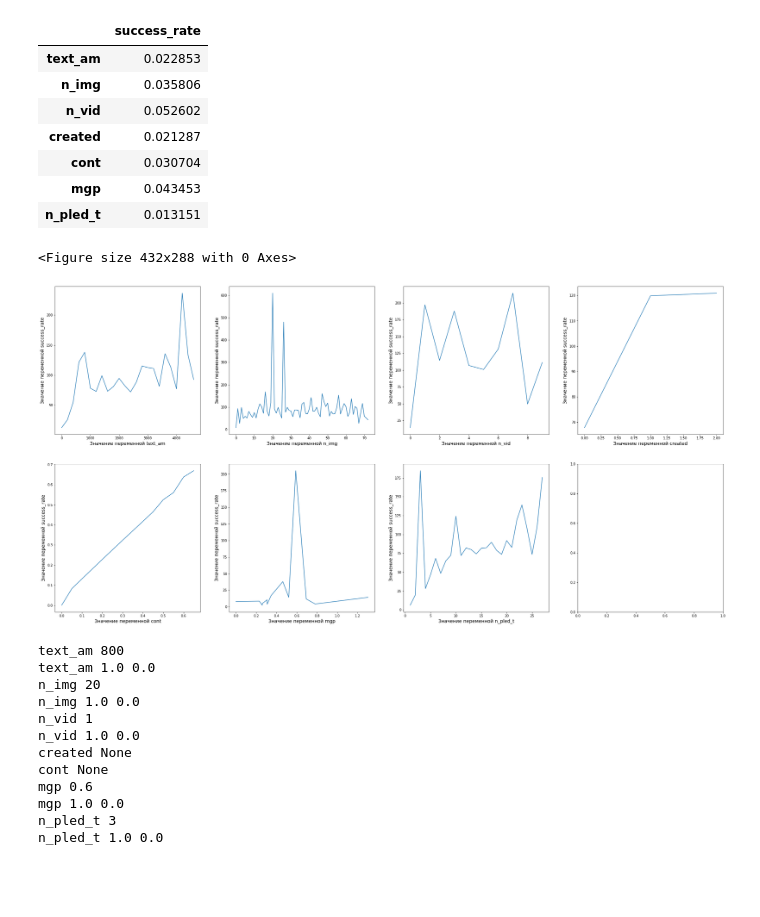
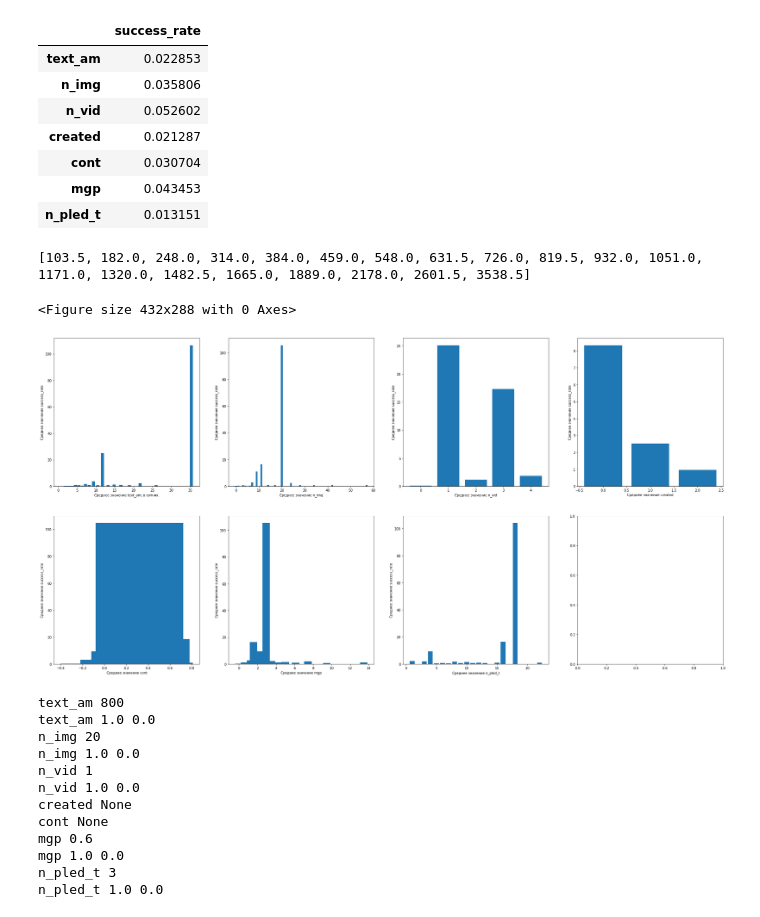
Before and after one commit to Yue2u/DANO-olympiade, a Jupyter notebook: Result.ipynb, the cells around one changed output. Drawn from its saved outputs; the diff is of its cells as text; code cells hidden in the pictures; blank space fills up the shorter version.

Commit message:
Changed dependecies plots. Now bu quantile intervals

```diff
--- a/Result.ipynb
+++ b/Result.ipynb
@@ -11,7 +11,7 @@ from scipy.stats import mannwhitneyu
 import statsmodels.api as sm
 # %%
 data = pd.read_csv("kickstarter_data.csv")
-data['success_rate'] = data['pled'] / data['goal'] * 100
+data['success_rate'] = data['pled'] / data['goal']
 data.columns, data.shape
 # %% [output]
 (Index(['Unnamed: 0', 'URL', 'pled', 'goal', 'date', 'period', 'status',
@@ -145,18 +138,16 @@ def draw_hist_2(df, features, bar_type=None,names_dict=None):
+# %%
+def del_n_sigmas_emissions(df, col_name, n_sigmas=3) -> DataFrame:
+    std = df[col_name].std()
+    mean = df[col_name].mean()
+    return df[(df[col_name] >= mean - std * n_sigmas) & (df[col_name] <= mean + std * n_sigmas)]
 # %%
 # Remove emissions
-df = data
-df = df[df['goal'] > 5]
-df = df[df['period'] < 80]
-
+df = data[:]
 df['site'].fillna('', inplace=True)
 
 # Using 3 sigmas rule
-n_sigmas = 3
-
-std = df['created'].std() # Taken from description
-mean = df['created'].mean()
-df = df[(df['created'] >= mean - std * n_sigmas) & (df['created'] <= mean + std * n_sigmas)]
-
-std = df['n_pled_t'].std() # Taken from description
-mean = df['n_pled_t'].mean()
-df = df[(df['n_pled_t'] >= mean - std * n_sigmas) & (df['n_pled_t'] <= mean + std * n_sigmas)]
+df = del_n_sigmas_emissions(df, 'created')
+df = del_n_sigmas_emissions(df, 'n_pled_t')
+df = del_n_sigmas_emissions(df, 'goal') # Probably remove < 5.0 projects too
+df = del_n_sigmas_emissions(df, 'period')
+df = del_n_sigmas_emissions(df, 'success_rate')
@@ -265,8 +323,10 @@ def draw_dependencies(df, features):
 # %%
-draw_dependencies(df, futures)
+# draw_dependencies(df, futures)
+draw_dep(df, futures, 20)
 # %% [output]
-<Figure size 432x288 with 0 Axes>
+[103.5, 182.0, 248.0, 314.0, 384.0, 459.0, 548.0, 631.5, 726.0, 819.5, 932.0, 1051.0, 1171.0, 1320.0, 1482.5, 1665.0, 1889.0, 2178.0, 2601.5, 3538.5]
+<Figure size 432x288 with 0 Axes>
-[figure, old version]
+[figure, new version]
 # %%
 for col, val in zip(futures, [800, 20, 1, None, None, 0.6, 3]):
     print(col, val)
```
Also changed, not shown: parts of 9 cells of this notebook.
